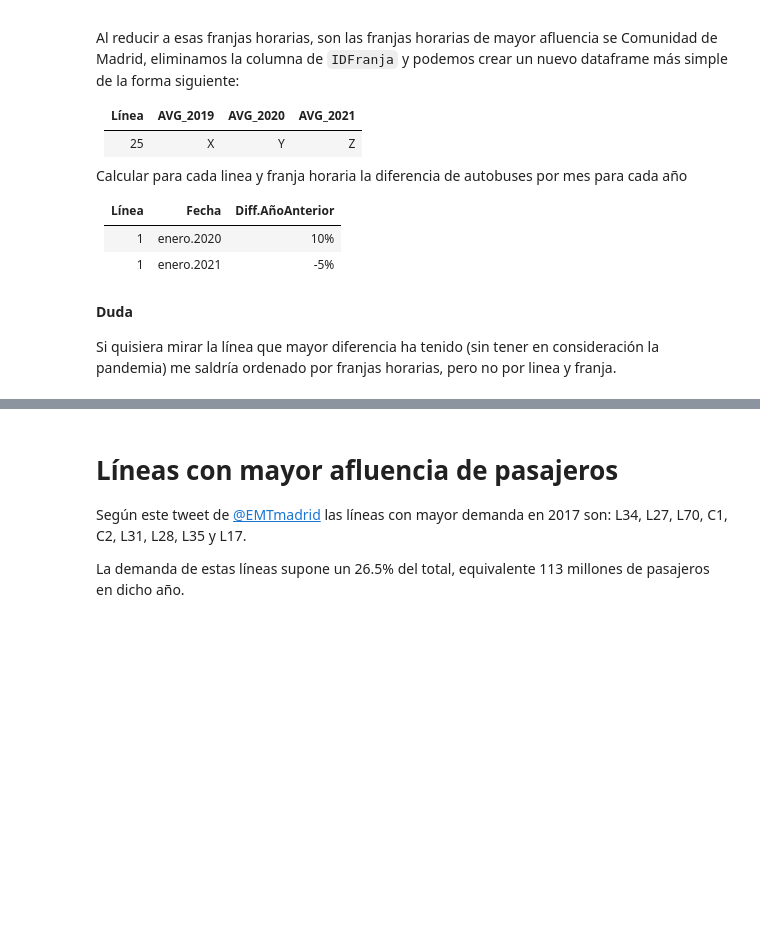
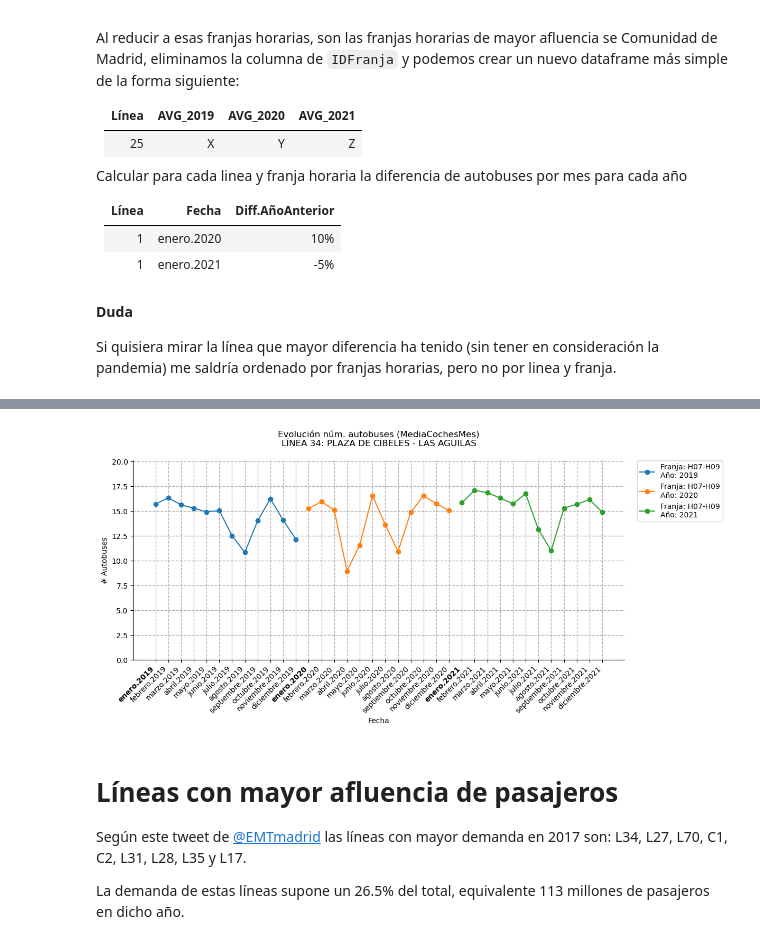
Before and after one commit to nacholopex/emt_madrid, a Jupyter notebook: 2022_emt_evolucion.ipynb, the cells around one changed output, grey strips where cells are left out. Saved outputs shown, nothing was run; the diff lists cells and outputs as text; code cells hidden in the pictures; blank space fills up the shorter version.

```diff
--- a/2022_emt_evolucion.ipynb
+++ b/2022_emt_evolucion.ipynb
@@ -259,8 +280,8 @@ _Los viajes por movilidad ocupacional, trabajo y estudios, se producen en dos pe
 ![Distribución horaria de los viajeros según su actividad](markdown_images/distribución_horaria_viajeros_actividad.png)
 # %%
 # Esto seguro que puedo dejarlo en un mismo dataframe
-diurnas_regulares = oferta[oferta['CLinea']<500]
+diurnas_regulares = medias[medias['CLinea']<500]
 
-horapunta = diurnas_regulares[(diurnas_regulares['IDFranja']=='H07')\
-                              | (diurnas_regulares['IDFranja']=='H08')\
-                              | (diurnas_regulares['IDFranja']=='H09')].copy()
+horas = ['H07','H08','H09']
+
+horapunta = diurnas_regulares[diurnas_regulares['IDFranja'].isin(horas)].copy()
@@ -267,3 +294,6 @@ horapunta = diurnas_regulares[(diurnas_regulares['IDFranja']=='H07')\
 # %%
+# Esto me va a crear una nueva columna, pero lo suyo sería tener
+# una nueva columnay una fila que tuviera como IDFranja == horapuna.
+
 horapunta['MediaCochesHoraPunta'] = horapunta.groupby(by=['CLinea', 'fechaCorta'])['MediaCochesLaborables'].transform('mean')
-horapunta.drop_duplicates(['CLinea','fechaCorta'],inplace=True)
+tmp = horapunta.drop_duplicates(['CLinea','fechaCorta']).copy()
@@ -272,8 +306,10 @@ horapunta
 # %%
-horapunta.reset_index(drop=True,inplace=True)
-horapunta['IDFranja'] = 'H07-H09'
+tmp.reset_index(drop=True,inplace=True)
+tmp.loc[:,'IDFranja'] = 'H07-H09'
 
-graficar(horapunta,num_linea=25,franja='H07-H09',media='MediaCochesMes') # [MediaCochesMes, MediaCochesLaborables, MediaCochesHoraPunta]
+graficar(dataset=tmp.copy(),num_linea=34,franja='H07-H09',valores='MediaCochesMes') # [MediaCochesMes, MediaCochesLaborables, MediaCochesHoraPunta]
+# %% [output]
+[figure, added]
 # %%
 ####################
 # ESTO SON PRUEBAS #
```
Also changed, not shown: parts of 16 cells of this notebook.
